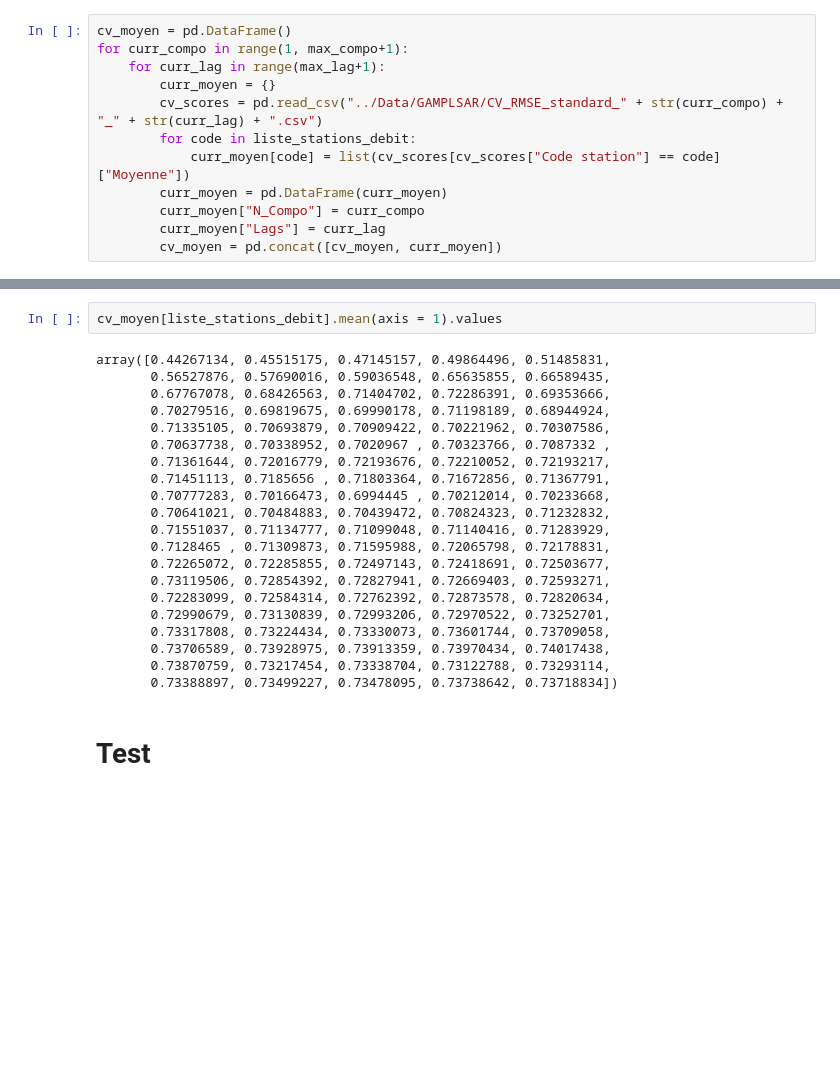
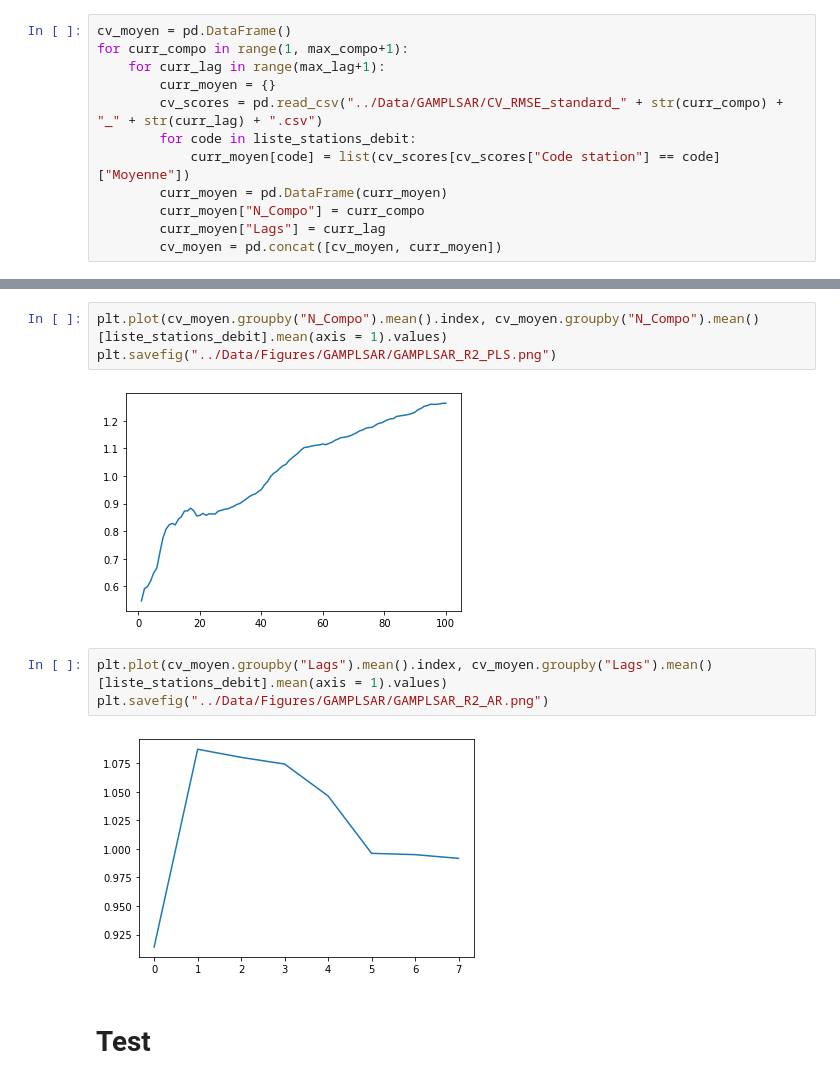
Before and after one commit to JlnZhou/ProjectML, a Jupyter notebook: Regression_GAMPLSAR.ipynb, the cells around one changed output, grey strips where cells are left out. Cells and saved outputs as stored; diff of their text form; blank space fills up the shorter version.

```diff
--- a/Regression_GAMPLSAR.ipynb
+++ b/Regression_GAMPLSAR.ipynb
@@ -252,26 +261,13 @@ plt.plot(cv_moyen["N_Compo"], cv_moyen[liste_stations_debit].mean(axis = 1).valu
+# %%
+plt.plot(cv_moyen.groupby("N_Compo").mean().index, cv_moyen.groupby("N_Compo").mean()[liste_stations_debit].mean(axis = 1).values)
+plt.savefig("../Data/Figures/GAMPLSAR/GAMPLSAR_R2_PLS.png")
+# %% [output]
+[figure, added]
 # %%
-cv_moyen[liste_stations_debit].mean(axis = 1).values
+plt.plot(cv_moyen.groupby("Lags").mean().index, cv_moyen.groupby("Lags").mean()[liste_stations_debit].mean(axis = 1).values)
+plt.savefig("../Data/Figures/GAMPLSAR/GAMPLSAR_R2_AR.png")
 # %% [output]
-array([0.44267134, 0.45515175, 0.47145157, 0.49864496, 0.51485831,
-       0.56527876, 0.57690016, 0.59036548, 0.65635855, 0.66589435,
-       0.67767078, 0.68426563, 0.71404702, 0.72286391, 0.69353666,
-       0.70279516, 0.69819675, 0.69990178, 0.71198189, 0.68944924,
-       0.71335105, 0.70693879, 0.70909422, 0.70221962, 0.70307586,
-       0.70637738, 0.70338952, 0.7020967 , 0.70323766, 0.7087332 ,
-       0.71361644, 0.72016779, 0.72193676, 0.72210052, 0.72193217,
-       0.71451113, 0.7185656 , 0.71803364, 0.71672856, 0.71367791,
-       0.70777283, 0.70166473, 0.6994445 , 0.70212014, 0.70233668,
-       0.70641021, 0.70484883, 0.70439472, 0.70824323, 0.71232832,
-       0.71551037, 0.71134777, 0.71099048, 0.71140416, 0.71283929,
-       0.7128465 , 0.71309873, 0.71595988, 0.72065798, 0.72178831,
-       0.72265072, 0.72285855, 0.72497143, 0.72418691, 0.72503677,
-       0.73119506, 0.72854392, 0.72827941, 0.72669403, 0.72593271,
-       0.72283099, 0.72584314, 0.72762392, 0.72873578, 0.72820634,
-       0.72990679, 0.73130839, 0.72993206, 0.72970522, 0.73252701,
-       0.73317808, 0.73224434, 0.73330073, 0.73601744, 0.73709058,
-       0.73706589, 0.73928975, 0.73913359, 0.73970434, 0.74017438,
-       0.73870759, 0.73217454, 0.73338704, 0.73122788, 0.73293114,
-       0.73388897, 0.73499227, 0.73478095, 0.73738642, 0.73718834])
+[figure, added]
 # %% [markdown]
 # Test
 # %%
```
Also changed, not shown: parts of 8 cells of this notebook, 1 other file.
